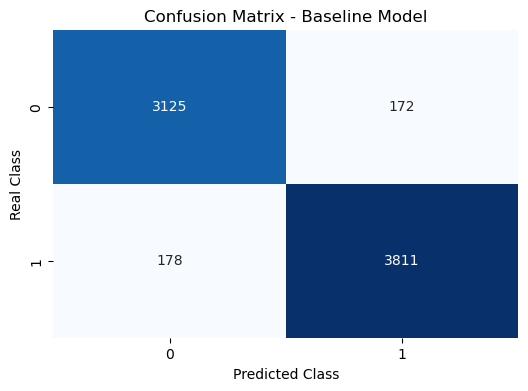
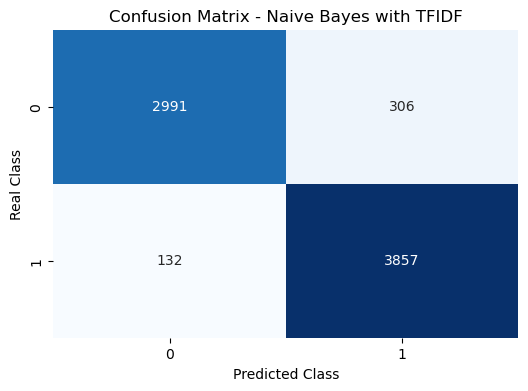
The notebook cell's code change between the first figure and the second:
--- before
+++ after
@@ -4,9 +4,9 @@
 plt.figure(figsize=(6, 4))
 sns.heatmap(conf_matrix, annot=True, fmt='d', cmap='Blues', cbar=False,
-            xticklabels=model.classes_, 
-            yticklabels=model.classes_)
+            xticklabels=tfidf_model.classes_, 
+            yticklabels=tfidf_model.classes_)
 
 plt.xlabel('Predicted Class')
 plt.ylabel('Real Class')
-plt.title('Confusion Matrix - Baseline Model')
+plt.title('Confusion Matrix - Naive Bayes with TFIDF')
 plt.show()

Commit: change on loaded data